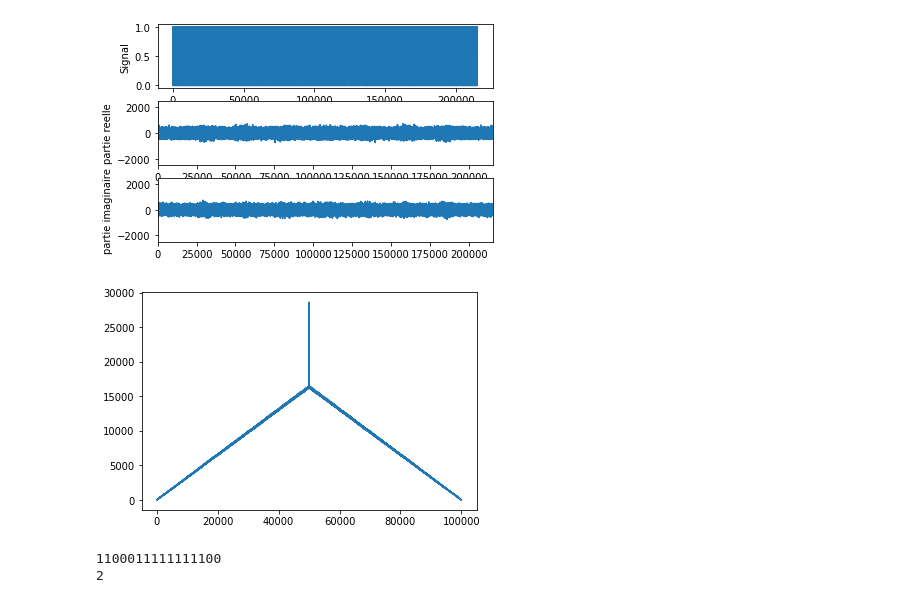
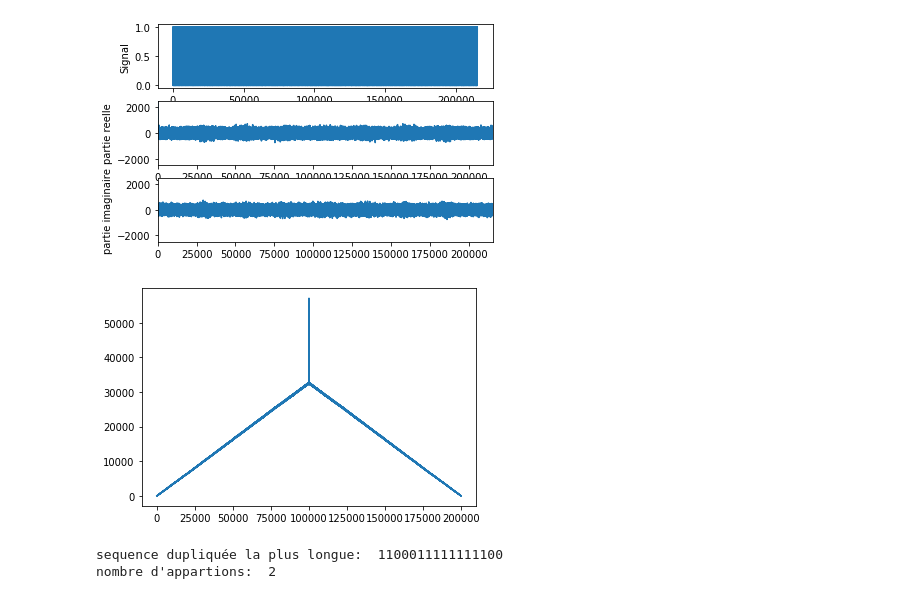
Before and after one commit to Big-Bad-Bird/IQProjetFinal, a Jupyter notebook: Tests.ipynb, the cells around one changed output. Cells and saved outputs as stored; diff of their text form; code cells hidden in the pictures.

```diff
--- a/Tests.ipynb
+++ b/Tests.ipynb
@@ -98,19 +105,19 @@ pyplot.show()
 # %%
 """
 Autocorrélation
 """
 
-nb_bits=50000
+nb_bits=100000
 seq_np = np.zeros(nb_bits)
 for i in range(nb_bits):
     seq_np[i] = int(sequence[i])
 
 result = np.correlate(seq_np, seq_np, mode='full')
 
 pyplot.plot(result)
 pyplot.show()
 # %% [output]
-[figure, old version]
+[figure, new version]
 # %%
 """
 Calcul de la plus grande suite de bits répétée dans la séquence et de son nombre d'apparitions
@@ -131,14 +138,14 @@ for i in range(nb_bits-1,2,-1):
     if test:
         break
 
-print(seqdupliquee)
+print("sequence dupliquée la plus longue: ", seqdupliquee)
 
 nbre=0
 for k in range(0,nb_bits-len(seqdupliquee)):
             if seqdupliquee==sequence[k:k+i]:
                 nbre+=1
 
-print(nbre)
+print("nombre d'appartions: ", nbre)
 # %% [output]
-1100011111111100
-2
+sequence dupliquée la plus longue:  1100011111111100
+nombre d'appartions:  2
```
Also changed, not shown: parts of 5 cells of this notebook.
